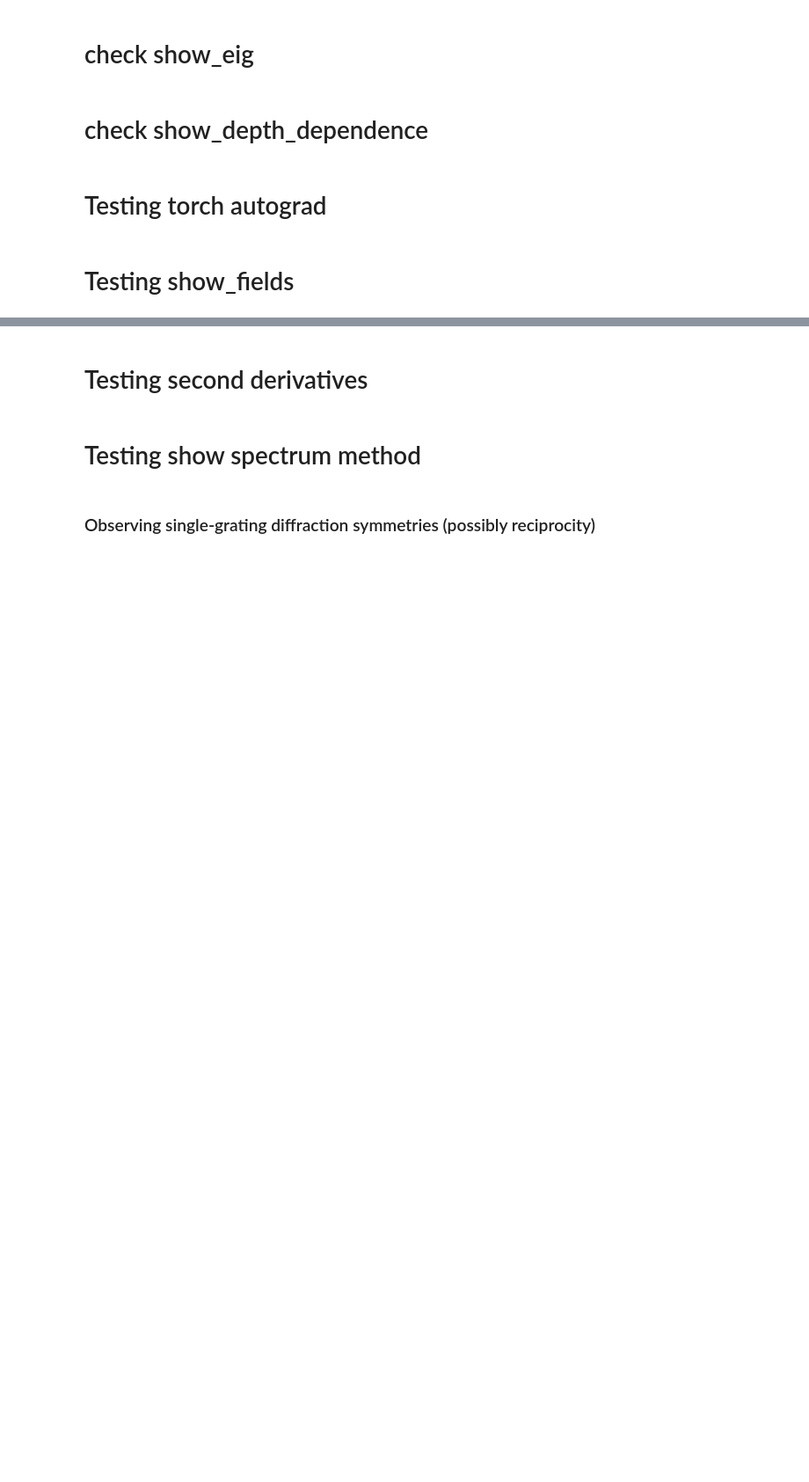
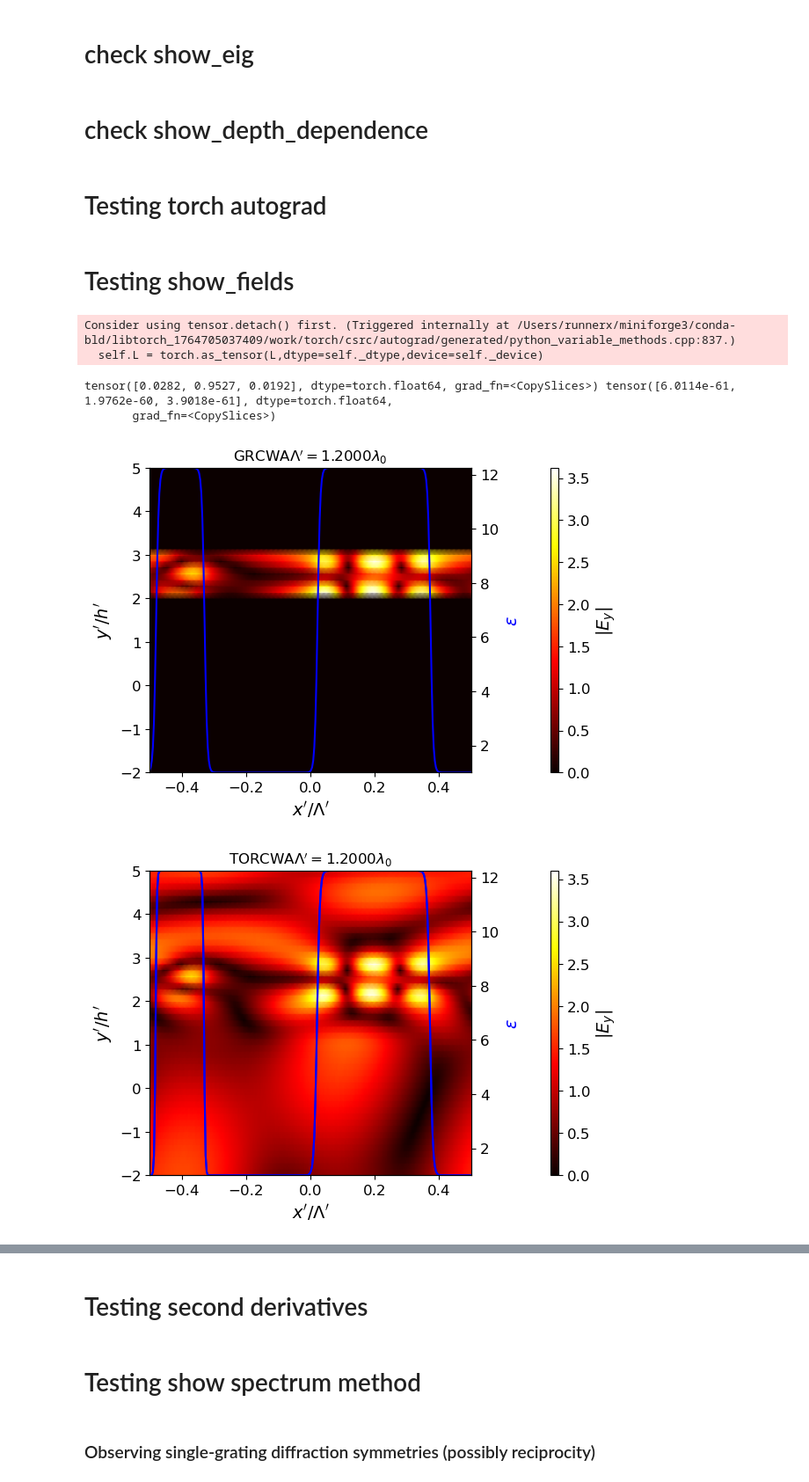
Before and after one commit to jadonylin/relativistic-lightsail-dynamics, a Jupyter notebook: twobox_test.ipynb, the cells around one changed output, grey strips where cells are left out. Shown at 88% size. Cells and saved outputs as stored; diff of their text form; code cells hidden in the pictures; blank space fills up the shorter version.

```diff
--- a/twobox_test.ipynb
+++ b/twobox_test.ipynb
@@ -237,32 +237,39 @@ grating_depth   = 0.5 / wavelength
 box1_width      = 0.15 * grating_pitch
 box2_width      = 0.35 * grating_pitch
 box_centre_dist = 0.60 * grating_pitch
 box1_eps        = 3.5**2
 box2_eps        = 3.5**2
 gaussian_width  = 2* 10   # 2.7180049942915896 * 10
 substrate_depth = 0.5 / wavelength
 substrate_eps   = 1.45**2
 
 wavelength      = 1.
 angle           = 0.
 Nx              = 300
 numG            = 50
 Qabs            = np.inf
 
 gratingGRCWA = TwoBox(grating_pitch, grating_depth, box1_width, box2_width, box_centre_dist, box1_eps, box2_eps,
                  gaussian_width, substrate_depth, substrate_eps,
                  wavelength, angle, Nx, numG, Qabs, RCWA_engine='GRCWA')
 numGTorcwa = int(numG/2)
 
-heights=np.linspace(-2*grating_depth,4*grating_depth,50)
+heights=np.linspace(-2*grating_depth,5*grating_depth,50)
 # heights=np.linspace(0,2*grating_depth,50)
 _,axs=gratingGRCWA.show_fields(heights,field_output="abs",show_eps_profile=True)
-axs.set_ylim((np.min(heights),np.max(heights)))
 gratingTorcwa = TwoBox(grating_pitch, grating_depth, box1_width, box2_width, box_centre_dist, box1_eps, box2_eps,
                  gaussian_width, substrate_depth, substrate_eps,
                  wavelength, angle, Nx, numGTorcwa, Qabs, RCWA_engine='TORCWA',torcwa_edge_sharpness=40)
 gratingTorcwa.show_fields(heights,field_output="abs",show_eps_profile=True)
+gratingTorcwa.substrate_depth = 0.01
 gratingTorcwa.substrate_eps = -1e6
 gratingTorcwa.show_fields(heights,field_output="abs",show_eps_profile=True)
 refl_Rs, refl_Ts = gratingTorcwa.eff()
 print(refl_Rs, refl_Ts)
+# %% [output]
+Consider using tensor.detach() first. (Triggered internally at /Users/runnerx/miniforge3/conda-bld/libtorch_1764705037409/work/torch/csrc/autograd/generated/python_variable_methods.cpp:837.)
+  self.L = torch.as_tensor(L,dtype=self._dtype,device=self._device)
+tensor([0.0282, 0.9527, 0.0192], dtype=torch.float64, grad_fn=<CopySlices>) tensor([6.0114e-61, 1.9762e-60, 3.9018e-61], dtype=torch.float64,
+       grad_fn=<CopySlices>)
+[figure, added]
+[figure, added]
```
Also changed, not shown: parts of 1 cell of this notebook.
